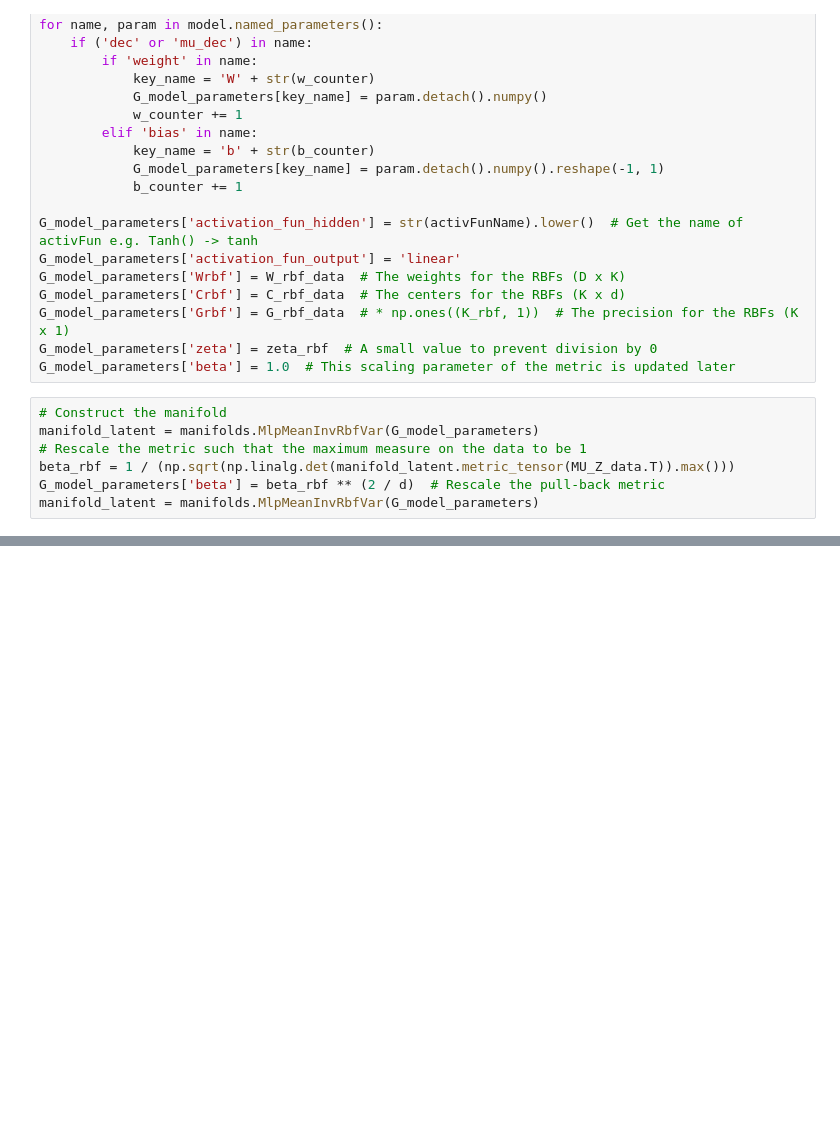
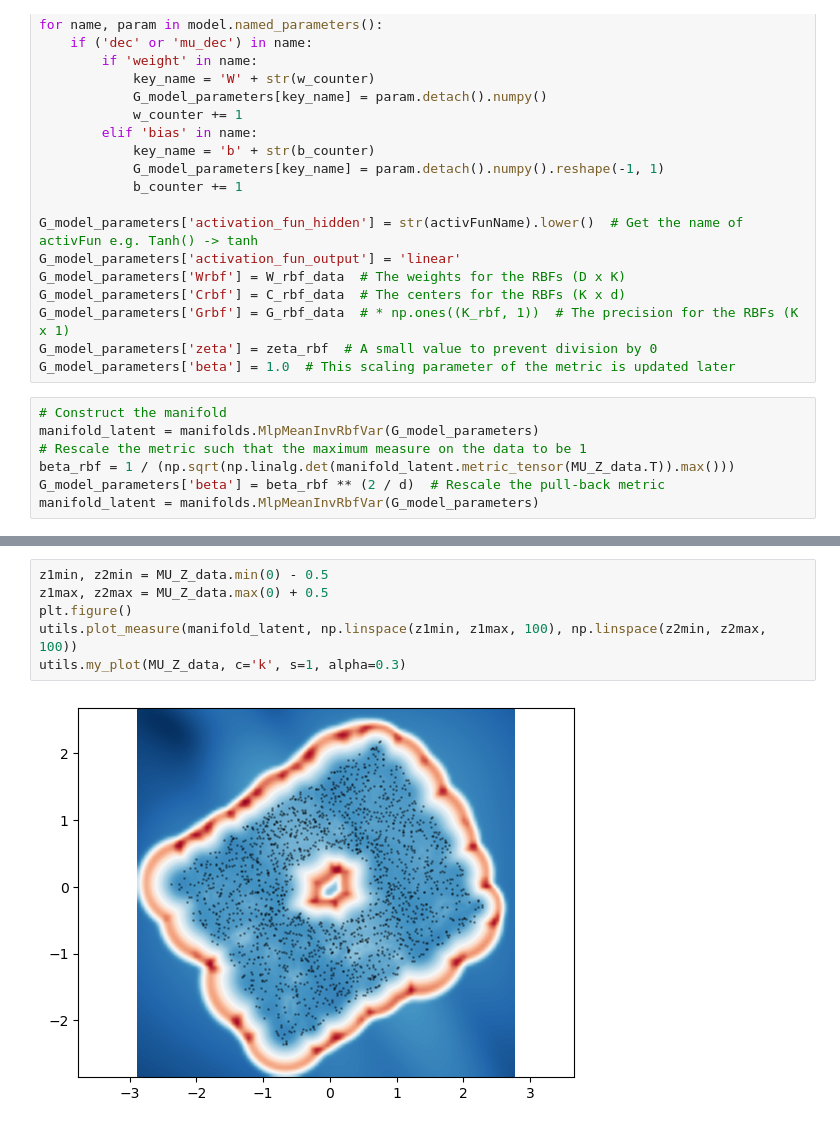
Before and after one commit to fablos/geo_latte, a Jupyter notebook: notebooks/02_VAE_pullback.ipynb, the cells around one changed output, grey strips where cells are left out. Cells and saved outputs as stored; diff of their text form; blank space fills up the shorter version.

```diff
--- a/notebooks/02_VAE_pullback.ipynb
+++ b/notebooks/02_VAE_pullback.ipynb
@@ -273,0 +267,8 @@ for _ in range(20):
+# %%
+z1min, z2min = MU_Z_data.min(0) - 0.5
+z1max, z2max = MU_Z_data.max(0) + 0.5
+plt.figure()
+utils.plot_measure(manifold_latent, np.linspace(z1min, z1max, 100), np.linspace(z2min, z2max, 100))
+utils.my_plot(MU_Z_data, c='k', s=1, alpha=0.3)
+# %% [output]
+[figure, added]
```
Also changed, not shown: parts of 4 cells of this notebook, 2 other files.
